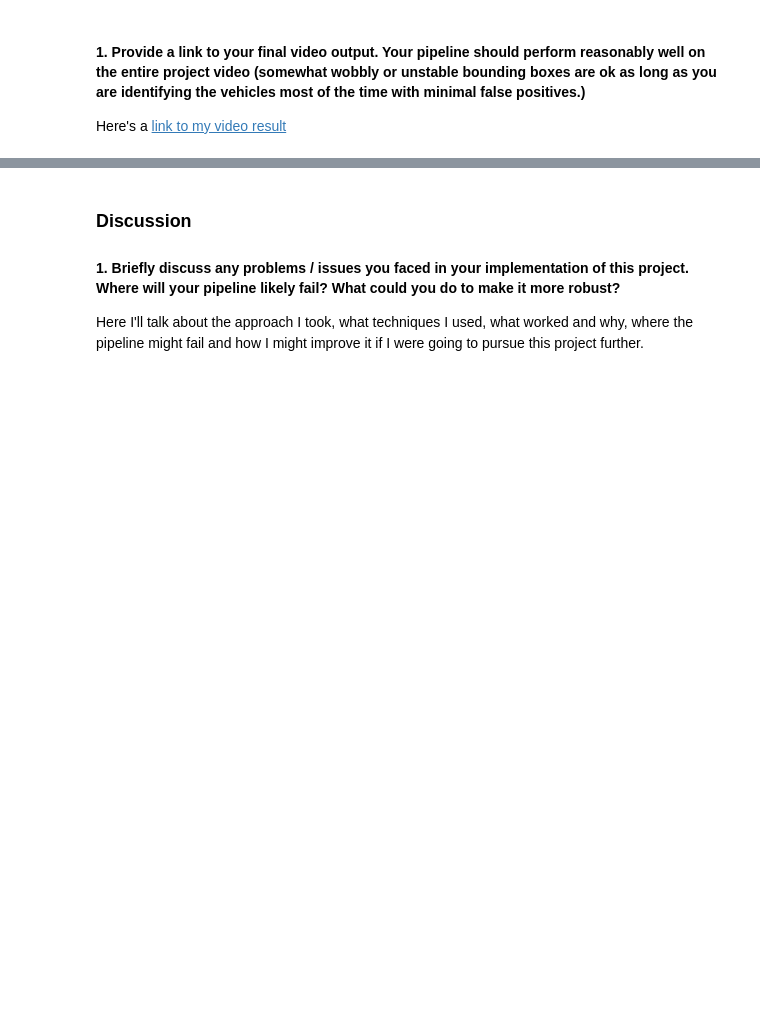
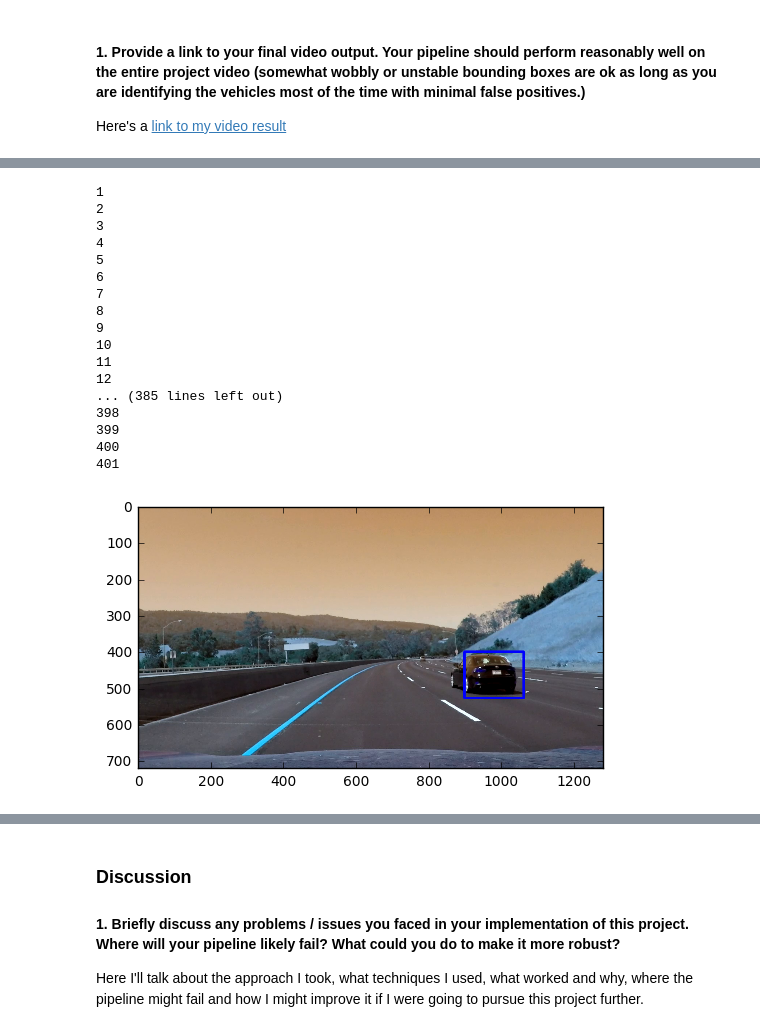
Before and after one commit to NOllAl/CarND-Vehicle-Detection, a Jupyter notebook: Vehicle_Detection.ipynb, the cells around one changed output, grey strips where cells are left out. Saved outputs shown, nothing was run; the diff lists cells and outputs as text; code cells hidden in the pictures; blank space fills up the shorter version.

Commit message:
Video pipeline added

```diff
--- a/Vehicle_Detection.ipynb
+++ b/Vehicle_Detection.ipynb
@@ -445,0 +558,45 @@ Here's an example result showing the heatmap from a series of frames of video, t
+# %%
+cap = cv2.VideoCapture('project_video.mp4')
+ # Define the codec and create VideoWriter object
+fourcc = cv2.VideoWriter_fourcc('m', 'p', '4', 'v')
+out = cv2.VideoWriter('project_output.mp4', fourcc, 30, (1280, 720))
+
+box_list = []
+
+for k in range(1700):
+    ret, frame = cap.read()
+
+count = 0
+while(cap.isOpened()):
+    count += 1
+    ret, frame = cap.read()
+    if ret==True:
+        frame, box_list = process_image(frame, box_list)
+
+        out.write(frame)
+        plt.imshow(frame)
+    print(count)
+    if count > 400:
+        break
+
+cap.release()
+out.release()
+# %% [output]
+1
+2
+3
+4
+5
+6
+7
+8
+9
+10
+11
+12
+... (385 lines left out)
+398
+399
+400
+401
+[figure, added]
```
Also changed, not shown: parts of 11 cells of this notebook.
